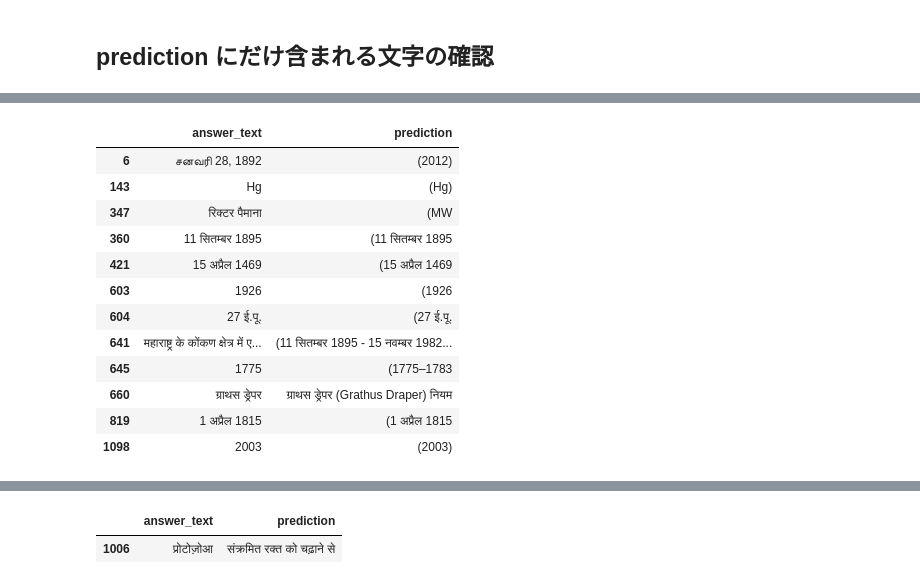
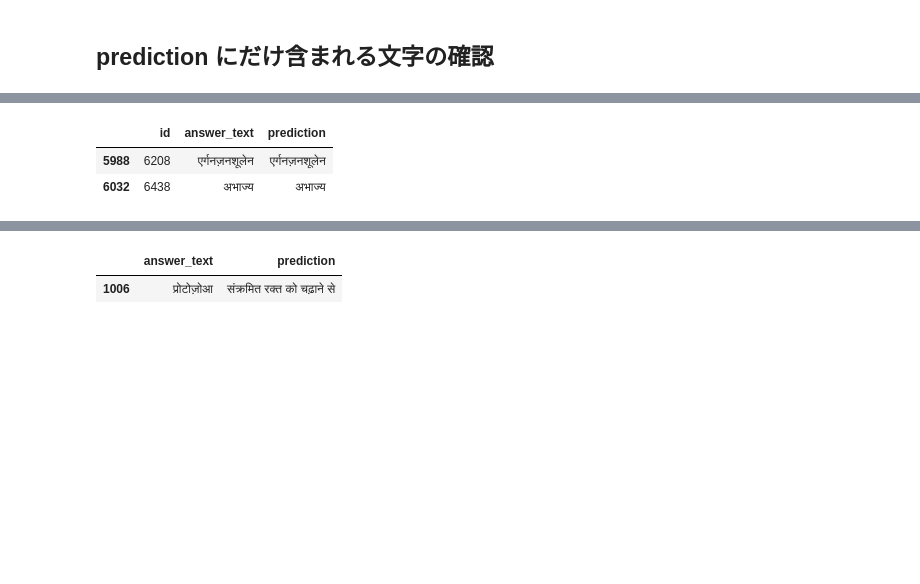
Before and after one commit to IMOKURI/chaii-Hindi-and-Tamil-QA, a Jupyter notebook: chaii_EDA.ipynb, the cells around one changed output, grey strips where cells are left out. Saved outputs shown, nothing was run; the diff lists cells and outputs as text; code cells hidden in the pictures; blank space fills up the shorter version.

```diff
--- a/chaii_EDA.ipynb
+++ b/chaii_EDA.ipynb
@@ -186,10 +186,10 @@ config_defaults = {
         "squad_translated_tamil:v1",
     ],
     "models": [
-        "base-models:v1",
+        "deepset-xlm-roberta-large-squad2:v1",
     ],
     "runs": [
-        "16cifk7p",
+        "1cbdwt4m",
     ],
 }
 # %%
@@ -244,7 +244,19 @@ oof
 # %%
 tokenizer = T.AutoTokenizer.from_pretrained("deepset/xlm-roberta-base-squad2")
 # %%
-context_tokens = [tokenizer(txt)["input_ids"] for txt in oof["context"]]
-question_tokens = [tokenizer(txt)["input_ids"] for txt in oof["question"]]
-answer_tokens = [tokenizer(txt)["input_ids"] for txt in oof["answer_text"]]
-prediction_tokens = [tokenizer(txt)["input_ids"] for txt in oof["prediction"]]
+if True:
+    context_tokens = [tokenizer(txt)["input_ids"] for txt in oof["context"]]
+    question_tokens = [tokenizer(txt)["input_ids"] for txt in oof["question"]]
+    answer_tokens = [tokenizer(txt)["input_ids"] for txt in oof["answer_text"]]
+    prediction_tokens = [tokenizer(txt)["input_ids"] for txt in oof["prediction"]]
+
+    oof["num_tokens_context"] = [len(tok) for tok in context_tokens]
+    oof["num_chars_context"] = [len(tok) for tok in oof["context"]]
+    oof["num_tokens_question"] = [len(tok) for tok in question_tokens]
+    oof["num_chars_question"] = [len(tok) for tok in oof["question"]]
+    oof["num_tokens_answer"] = [len(tok) for tok in answer_tokens]
+    oof["num_chars_answer"] = [len(tok) for tok in oof["answer_text"]]
+    oof["num_tokens_prediction"] = [len(tok) for tok in prediction_tokens]
+    oof["num_chars_prediction"] = [len(tok) for tok in oof["prediction"]]
+
+    oof.info()
@@ -439,18 +459,8 @@ oof[oof["prediction"].str.contains("\n")][["answer_text", "prediction"]]
 # %%
-# 前後にある空白も除外して良さそう
+# 前後にあるBOMも除外する
 
-oof[oof["prediction"].str.contains('\(')][["answer_text", "prediction"]]
+oof[oof["prediction"].str.contains('\ufeff')][["id", "answer_text", "prediction"]]
 # %% [output]
-|  | answer_text | prediction |
-| 6 | சனவரி 28, 1892 | (2012) |
-| 143 | Hg | (Hg) |
-| 347 | रिक्टर पैमाना | (MW |
-| 360 | 11 सितम्बर 1895 | (11 सितम्बर 1895 |
-| 421 | 15 अप्रैल 1469 | (15 अप्रैल 1469 |
-| 603 | 1926 | (1926 |
-| 604 | 27 ई.पू. | (27 ई.पू. |
-| 641 | महाराष्ट्र के कोंकण क्षेत्र में ए... | (11 सितम्बर 1895 - 15 नवम्बर 1982... |
-| 645 | 1775 | (1775–1783 |
-| 660 | ग्राथस ड्रेपर | ग्राथस ड्रेपर (Grathus Draper) नियम |
-| 819 | 1 अप्रैल 1815 | (1 अप्रैल 1815 |
-| 1098 | 2003 | (2003) |
+|  | id | answer_text | prediction |
+| 5988 | 6208 | एर्गनज़नशूलेन | ﻿एर्गनज़नशूलेन |
+| 6032 | 6438 | अभाज्य | ﻿अभाज्य |
```
Also changed, not shown: parts of 19 cells of this notebook.
